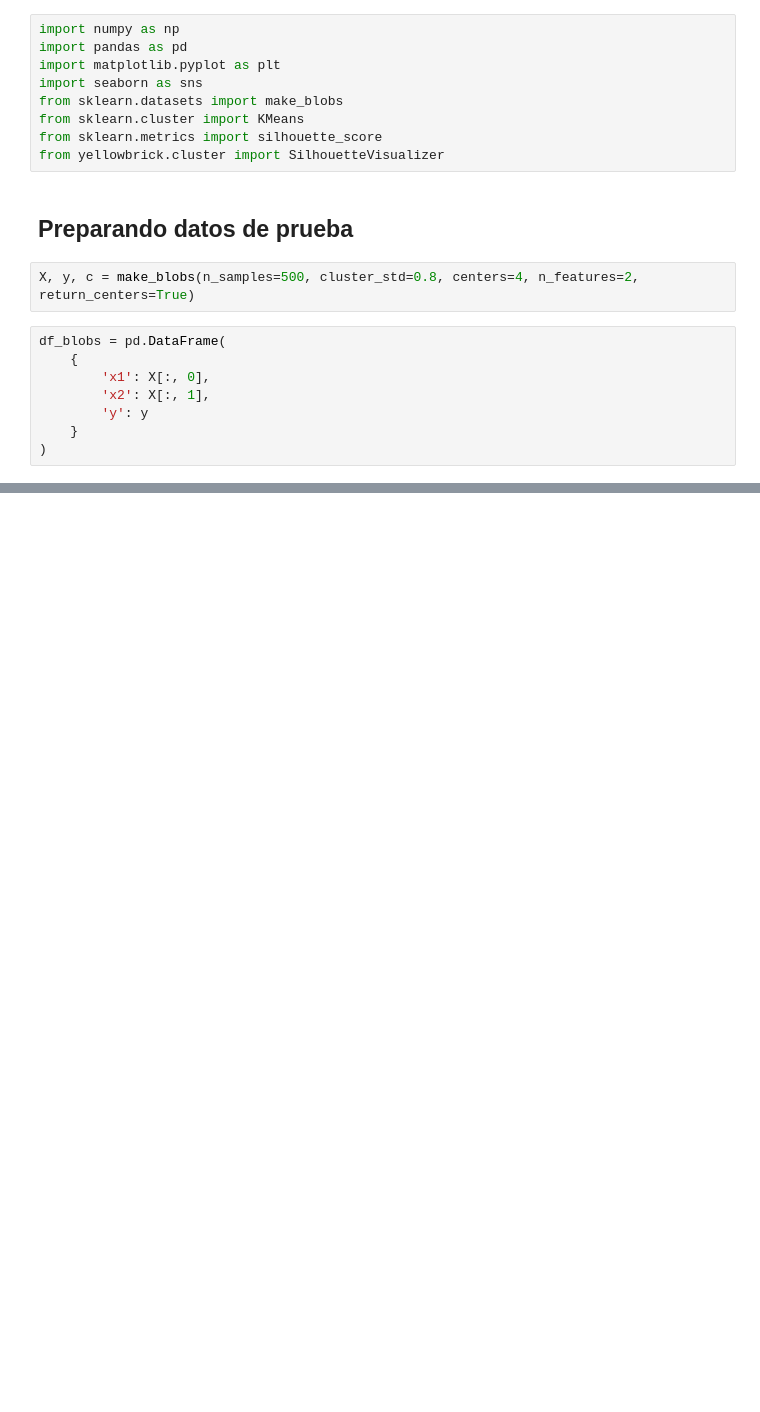
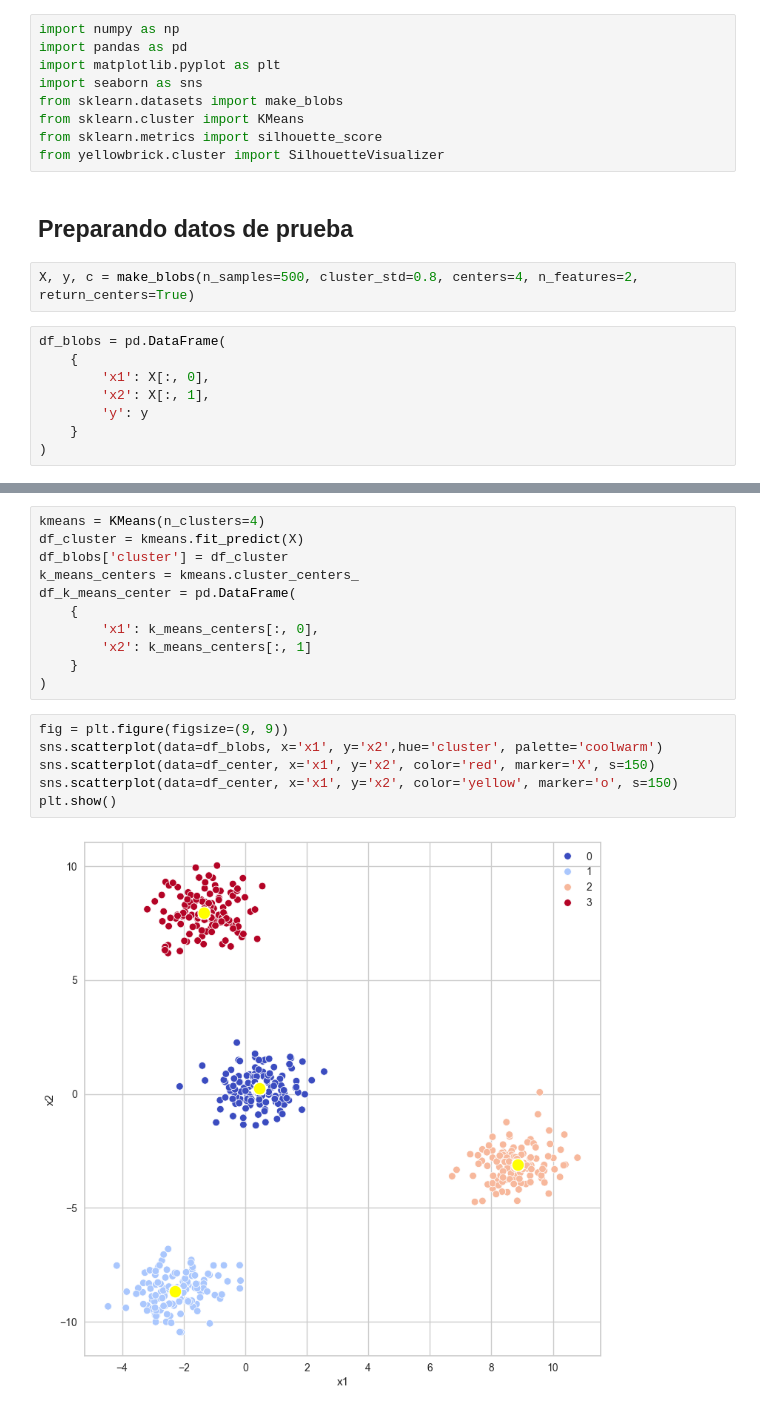
Before and after one commit to oscardbocanegra/learning_platzi, a Jupyter notebook: dataScientistPython/clustering/clustering_kmeans.ipynb, the cells around one changed output, grey strips where cells are left out. Drawn from its saved outputs; the diff is of its cells as text; blank space fills up the shorter version.

```diff
--- a/dataScientistPython/clustering/clustering_kmeans.ipynb
+++ b/dataScientistPython/clustering/clustering_kmeans.ipynb
@@ -59,0 +77,19 @@ df_blobs
+# %%
+kmeans = KMeans(n_clusters=4)
+df_cluster = kmeans.fit_predict(X)
+df_blobs['cluster'] = df_cluster
+k_means_centers = kmeans.cluster_centers_
+df_k_means_center = pd.DataFrame(
+    {
+        'x1': k_means_centers[:, 0],
+        'x2': k_means_centers[:, 1]
+    }
+)
+# %%
+fig = plt.figure(figsize=(9, 9))
+sns.scatterplot(data=df_blobs, x='x1', y='x2',hue='cluster', palette='coolwarm')
+sns.scatterplot(data=df_center, x='x1', y='x2', color='red', marker='X', s=150)
+sns.scatterplot(data=df_center, x='x1', y='x2', color='yellow', marker='o', s=150)
+plt.show()
+# %% [output]
+[figure, added]
```
Also changed, not shown: parts of 5 cells of this notebook.
